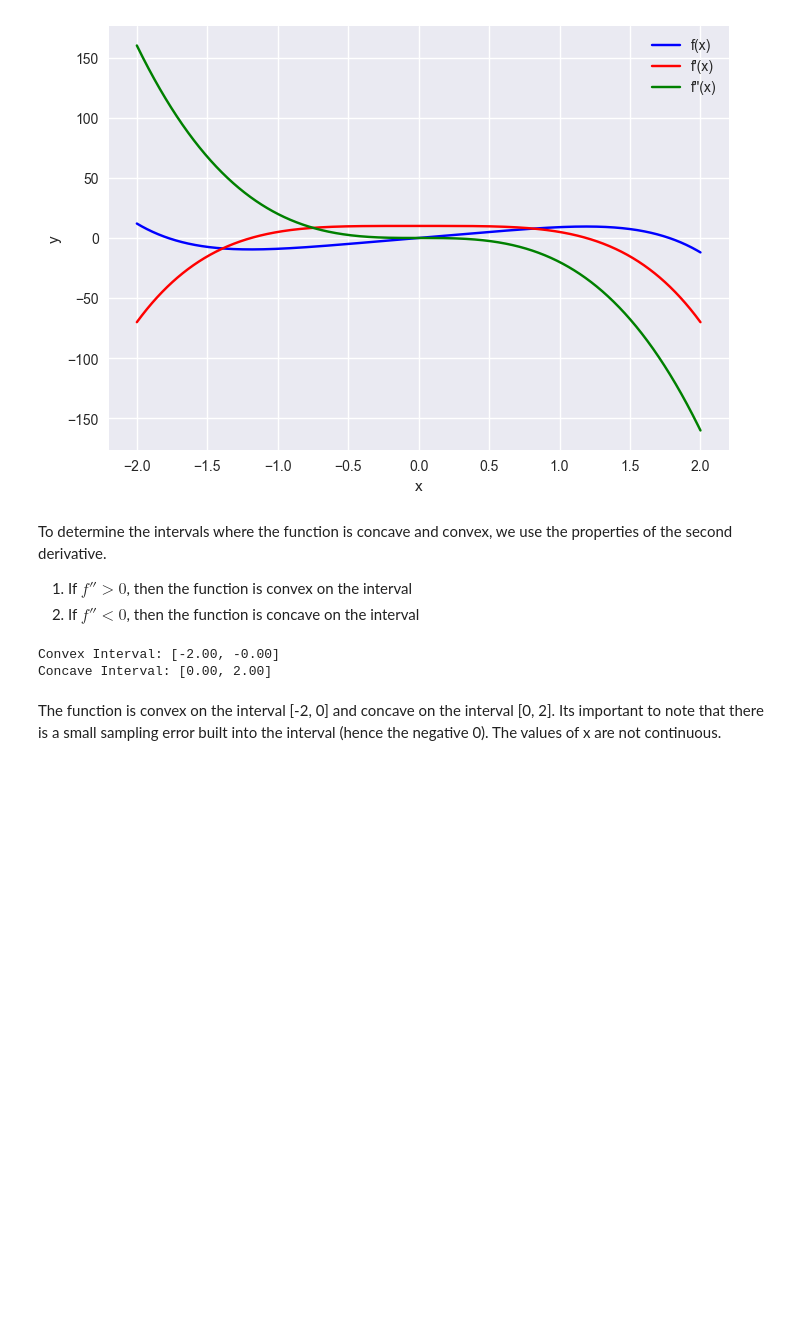
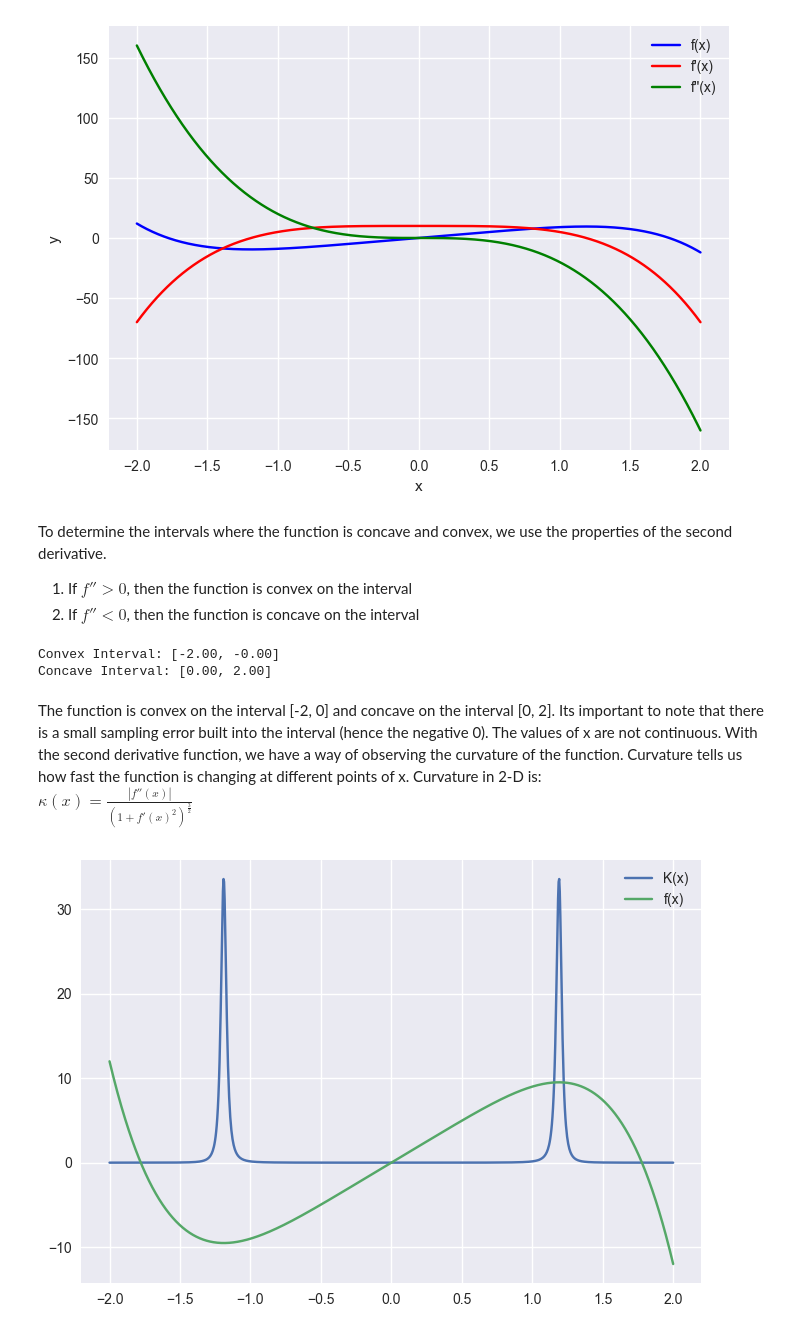
Before and after one commit to tzabcoder/MachineLearning, a Jupyter notebook: math/Calculus/derivative_applications.ipynb, the cells around one changed output. Drawn from its saved outputs; the diff is of its cells as text; code cells hidden in the pictures; blank space fills up the shorter version.

```diff
--- a/math/Calculus/derivative_applications.ipynb
+++ b/math/Calculus/derivative_applications.ipynb
@@ -138,4 +138,15 @@ print(f"Concave Interval: [{concave_I_endpoints[0]:.2f}, {concave_I_endpoints[1]
 Convex Interval: [-2.00, -0.00]
 Concave Interval: [0.00, 2.00]
 # %% [markdown]
-The function is convex on the interval [-2, 0] and concave on the interval [0, 2]. Its important to note that there is a small sampling error built into the interval (hence the negative 0). The values of x are not continuous.
+The function is convex on the interval [-2, 0] and concave on the interval [0, 2]. Its important to note that there is a small sampling error built into the interval (hence the negative 0). The values of x are not continuous. With the second derivative function, we have a way of observing the curvature of the function. Curvature tells us how fast the function is changing at different points of x. Curvature in 2-D is:<br>
+$\kappa(x)=\frac{|f''(x)|}{(1+f'(x)^2)^\frac{3}{2}}$
+# %%
+curvature = np.abs(d2_dx2) / ((1 + d_dx ** 2) ** (3 / 2))
+
+# Plot the magnitude of the curvature with the original function
+plt.plot(x, curvature, label='K(x)')
+plt.plot(x, y, label='f(x)')
+plt.legend()
+plt.show()
+# %% [output]
+[figure, added]
```
Also changed, not shown: parts of 5 cells of this notebook.
